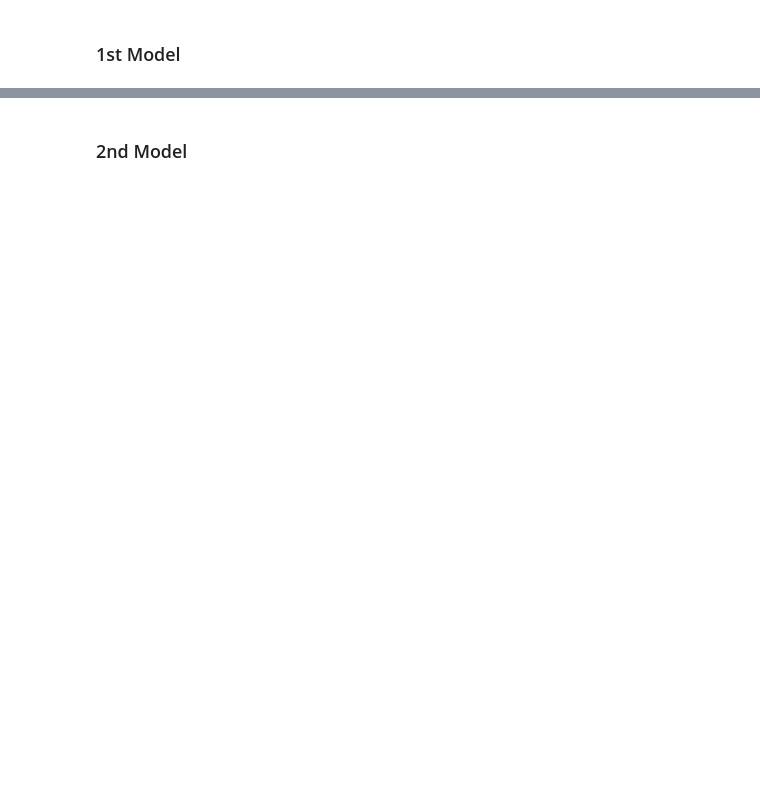
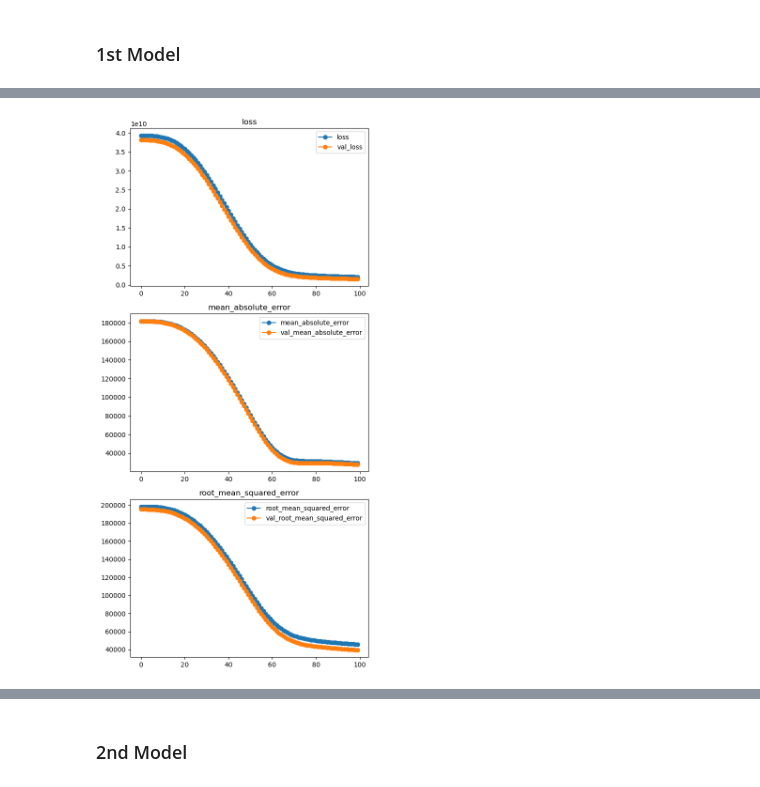
Before and after one commit to IndiaTJohnson/Intro-to-Deep-Learning, a Jupyter notebook: Neural Networks Core.ipynb, the cells around one changed output, grey strips where cells are left out. Cells and saved outputs as stored; diff of their text form; code cells hidden in the pictures; blank space fills up the shorter version.

```diff
--- a/Neural Networks Core.ipynb
+++ b/Neural Networks Core.ipynb
@@ -180,0 +217,5 @@ impute, scale num data, ohe
+# %%
+# lists of columns for transformer
+ord_cols = ['ExterQual','ExterCond','BsmtQual','BsmtCond','HeatingQC','KitchenQual','FireplaceQu','GarageQual','GarageCond'] #Electrical, BsmtFinType1, and BsmtFinType2 can be added with a diff encoder
+num_cols = X_train.select_dtypes("number").columns
+cat_cols = X_train.columns.drop(num_cols, ord_cols)
@@ -181,2 +283,7 @@ impute, scale num data, ohe
 # %% [markdown]
 ## Deep Learning Models
+# %%
+# Step 1: Define our network structure
+# Save the number of features we have as our input shape
+input_shape = X_train_tf.shape[1]
+input_shape
@@ -183,2 +292,21 @@ impute, scale num data, ohe
 # %% [markdown]
 ### 1st Model
+# %%
+# Sequential model
+model = Sequential()
+
+# First hidden layer
+model.add(Dense(30, # How many neurons you have in your first hidden layer
+                input_dim = input_shape, # What is the shape of your input features (number of columns)
+                activation = 'relu')) # What activation function are you using?
+# Second hidden layer
+model.add(Dense(10, # How many neurons you have in your second hidden layer
+                activation = 'relu')) # What activation function are you using?
+# Output layer
+model.add(Dense(1, activation = 'linear'))
+
+### Metrics are specified during the.compile step
+# Step 2: Compile
+model.compile(loss = 'mse', optimizer = 'adam',
+               metrics=[metrics.MeanAbsoluteError(), metrics.RootMeanSquaredError()])
+model.summary()
@@ -184,0 +329,9 @@ impute, scale num data, ohe
+# %%
+# Step 3: Fit our model
+history = model.fit(X_train_tf, y_train,
+                    validation_split=.2,
+                    epochs=100, verbose = 0)
+
+plot_history(history);
+# %% [output]
+[figure, added]
```
Also changed, not shown: parts of 30 cells of this notebook.
